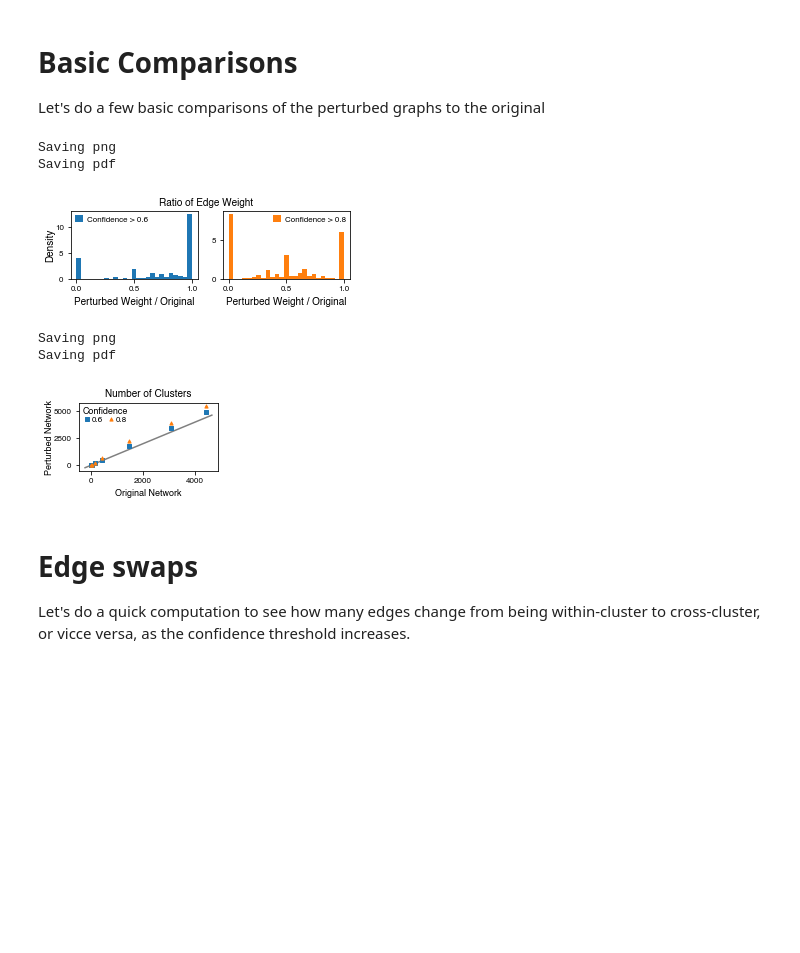
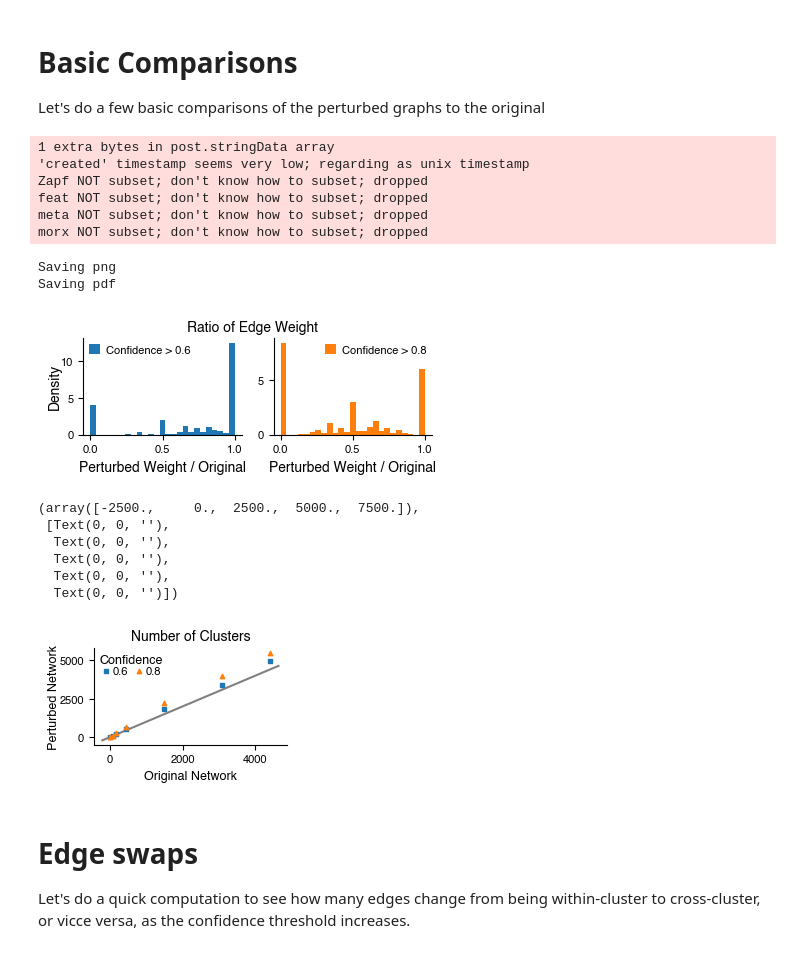
Before and after one commit to josiclab/flybrain-clustering, a Jupyter notebook: thresholded_networks.ipynb, the cells around one changed output. Drawn from its saved outputs; the diff is of its cells as text; code cells hidden in the pictures; blank space fills up the shorter version.

```diff
--- a/thresholded_networks.ipynb
+++ b/thresholded_networks.ipynb
@@ -7,7 +7,6 @@ import time
 import pandas as pd
 import numpy as np
 import networkx as nx
-import dotmotif
 import collections
 from scipy import sparse as sp
 from scipy.stats import rankdata
@@ -20,6 +19,8 @@ import matplotlib.pyplot as plt
 from matplotlib.colors import ListedColormap
 plt.rcParams["pdf.fonttype"] = 42
 plt.rcParams["font.sans-serif"] = "Helvetica"
+plt.rcParams['axes.spines.right'] = False
+plt.rcParams['axes.spines.top'] = False
 
 import bokeh
 from bokeh.io import output_notebook, output_file, show, save
@@ -378,30 +379,36 @@ u_master_edge_df
 # Basic Comparisons
 Let's do a few basic comparisons of the perturbed graphs to the original
 # %%
-plt.figure(figsize=(5,1.25), )
+plt.figure(figsize=(4.5,1.25), )
 plt.suptitle("Ratio of Edge Weight", fontsize=10, y=1.025)
 for i, (thresh, color) in enumerate(zip(["0.6", "0.8"], plt.rcParams["axes.prop_cycle"].by_key()["color"])):
     plt.subplot(1,2,i+1)
     plt.hist(u_master_edge_df[f"weight_{thresh}"] / u_master_edge_df["weight_0.0"],
              bins=np.linspace(0,1,26), density=True,
              color=color,
              label=f"Confidence > {thresh}")
     plt.xlabel("Perturbed Weight / Original", fontsize=10)
     if i == 0: plt.ylabel("Density", fontsize=10, labelpad=-0.5)
     plt.xticks(fontsize=8)
     plt.yticks(fontsize=8)
     plt.legend(frameon=False,
                handlelength=1, handleheight=1, handletextpad=0.5,
                borderaxespad=0.1,
                fontsize=8)
 
 for ext in ["png", "pdf"]:
     print("Saving", ext)
     plt.savefig(os.path.join(figure_dir, "Supplement", f"threshold_edge_ratios.{ext}"), bbox_inches="tight")
 # %% [output]
-Saving png
-Saving pdf
+1 extra bytes in post.stringData array
+'created' timestamp seems very low; regarding as unix timestamp
+Zapf NOT subset; don't know how to subset; dropped
+feat NOT subset; don't know how to subset; dropped
+meta NOT subset; don't know how to subset; dropped
+morx NOT subset; don't know how to subset; dropped
+Saving png
+Saving pdf
-[figure, old version]
+[figure, new version]
 # %%
 plt.figure(figsize=(2.5, 1.25))
 xs = np.array([master_node_df[chi].max() for chi in reneel_params])
@@ -423,13 +430,20 @@ plt.xlabel("Original Network", fontsize=9)
 plt.ylabel("Perturbed Network", fontsize=9, labelpad=-0.5)
 plt.xticks(fontsize=8)
 plt.yticks(fontsize=8)
+# plt.xscale("log")
+# plt.yscale("log")
+# plt.minorticks_off()
 for ext in ["png", "pdf"]:
     print("Saving", ext)
     plt.savefig(os.path.join(figure_dir, "Supplement", f"cluster_counts_threshold.{ext}"), bbox_inches="tight")
 # %% [output]
-Saving png
-Saving pdf
+(array([-2500.,     0.,  2500.,  5000.,  7500.]),
+ [Text(0, 0, ''),
+  Text(0, 0, ''),
+  Text(0, 0, ''),
+  Text(0, 0, ''),
+  Text(0, 0, '')])
-[figure, old version]
+[figure, new version]
 # %% [markdown]
 # Edge swaps
 Let's do a quick computation to see how many edges change from being within-cluster to cross-cluster, or vicce versa, as the confidence threshold increases.
```
Also changed, not shown: parts of 7 cells of this notebook.
